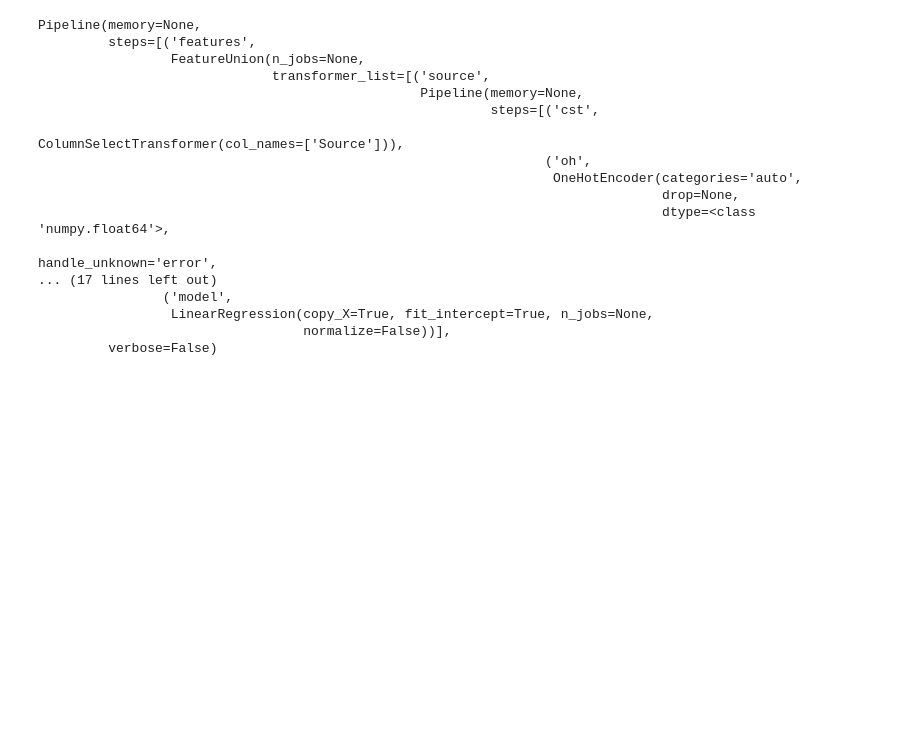
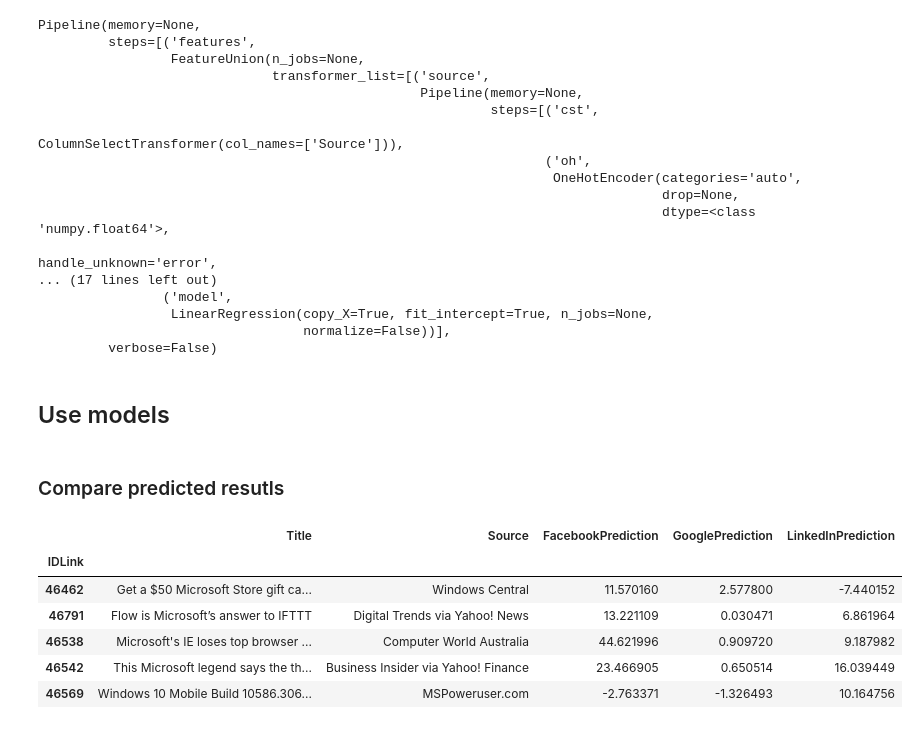
Before and after one commit to Raziarch/collaborating-with-binder, a Jupyter notebook: exploratory.ipynb, the cells around one changed output. Cells and saved outputs as stored; diff of their text form; code cells hidden in the pictures; blank space fills up the shorter version.

```diff
--- a/exploratory.ipynb
+++ b/exploratory.ipynb
@@ -194,14 +188,14 @@ google_model = Pipeline([
     ('model', LinearRegression())
 ])
 
-google_model.fit(df, df['Facebook'])
+google_model.fit(df, df['GooglePlus'])
 
 linkedin_model = Pipeline([
     ('features', features),
     ('model', LinearRegression())
 ])
 
-linkedin_model.fit(df, df['Facebook'])
+linkedin_model.fit(df, df['LinkedIn'])
 # %% [output]
 Pipeline(memory=None,
          steps=[('features',
@@ -220,3 +214,32 @@ Pipeline(memory=None,
                  LinearRegression(copy_X=True, fit_intercept=True, n_jobs=None,
                                   normalize=False))],
          verbose=False)
+# %% [markdown]
+## Use models
+# %%
+df_new = news_new
+# %%
+facebook_predict = facebook_model.predict(df_new)
+
+google_predict = google_model.predict(df_new)
+
+linkedin_predict = linkedin_model.predict(df_new)
+# %%
+df_new['FacebookPrediction'] = facebook_predict
+
+df_new['GooglePrediction'] = google_predict
+
+df_new['LinkedInPrediction'] = linkedin_predict
+# %% [markdown]
+### Compare predicted resutls
+# %%
+df_new[['Title', 'Source', 'FacebookPrediction', 'GooglePrediction', 'LinkedInPrediction']]\
+.head()
+# %% [output]
+|  | Title | Source | FacebookPrediction | GooglePrediction | LinkedInPrediction |
+| IDLink |  |  |  |  |  |
+| 46462 | Get a $50 Microsoft Store gift ca... | Windows Central | 11.570160 | 2.577800 | -7.440152 |
+| 46791 | Flow is Microsoft’s answer to IFTTT | Digital Trends via Yahoo! News | 13.221109 | 0.030471 | 6.861964 |
+| 46538 | Microsoft's IE loses top browser ... | Computer World Australia | 44.621996 | 0.909720 | 9.187982 |
+| 46542 | This Microsoft legend says the th... | Business Insider via Yahoo! Finance | 23.466905 | 0.650514 | 16.039449 |
+| 46569 | Windows 10 Mobile Build 10586.306... | MSPoweruser.com | -2.763371 | -1.326493 | 10.164756 |
```
Also changed, not shown: parts of 2 cells of this notebook.
